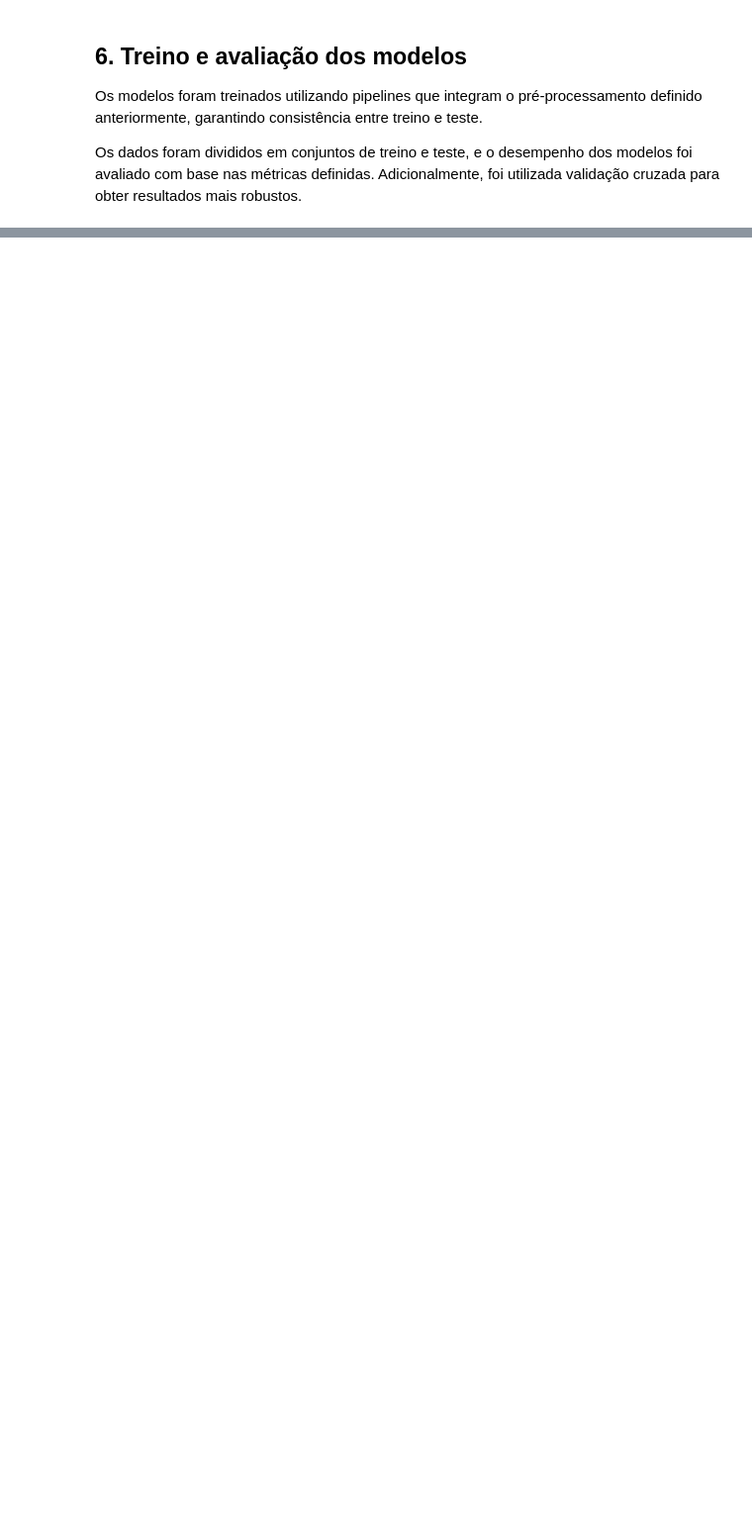
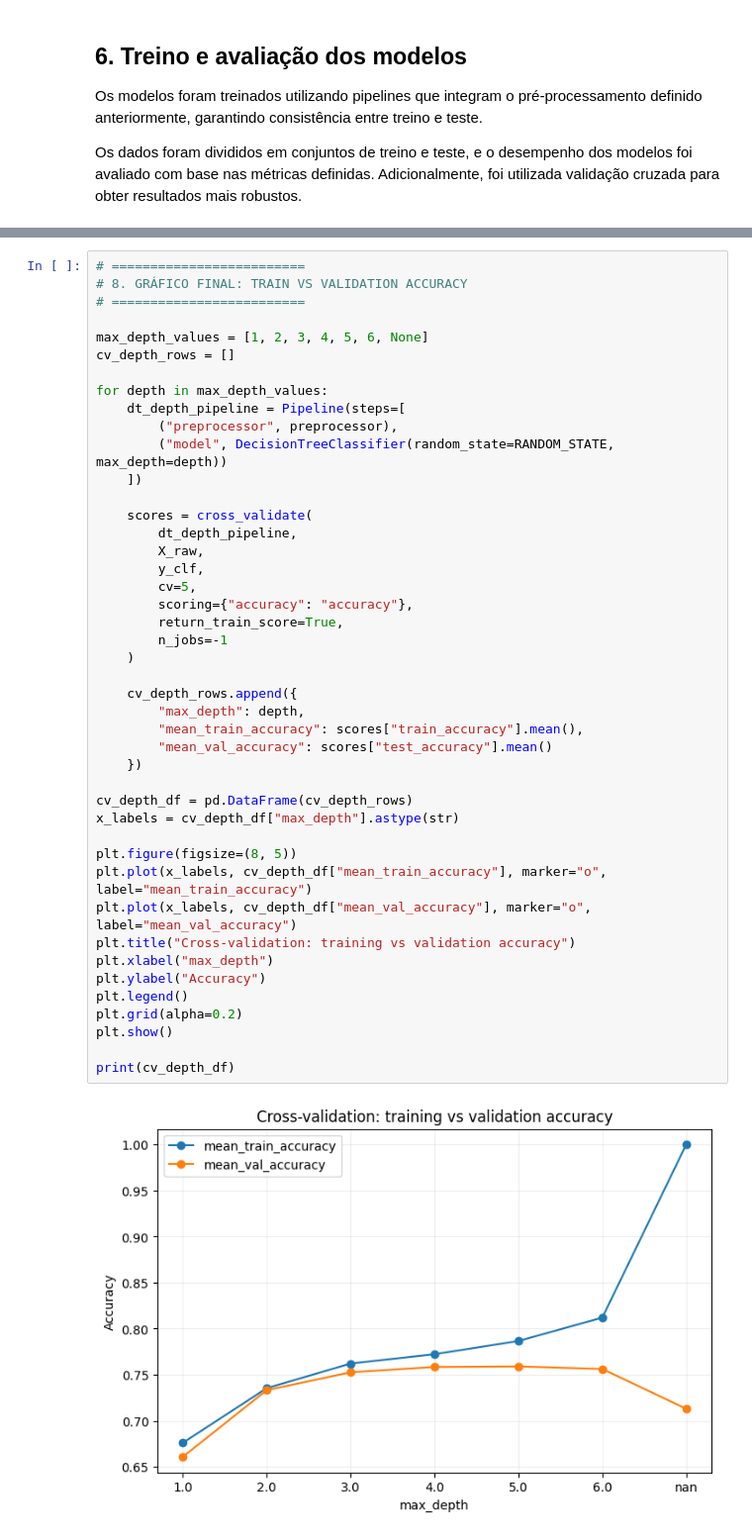
Before and after one commit to gcsoares24/uni-machine-learning-fundamentals, a Jupyter notebook: paraTestes.ipynb, the cells around one changed output, grey strips where cells are left out. Shown at 99% size. Cells and saved outputs as stored; diff of their text form; blank space fills up the shorter version.

```diff
--- a/paraTestes.ipynb
+++ b/paraTestes.ipynb
@@ -326,0 +934,46 @@ Os dados foram divididos em conjuntos de treino e teste, e o desempenho dos mode
+# %%
+# =========================
+# 8. GRÁFICO FINAL: TRAIN VS VALIDATION ACCURACY
+# =========================
+
+max_depth_values = [1, 2, 3, 4, 5, 6, None]
+cv_depth_rows = []
+
+for depth in max_depth_values:
+    dt_depth_pipeline = Pipeline(steps=[
+        ("preprocessor", preprocessor),
+        ("model", DecisionTreeClassifier(random_state=RANDOM_STATE, max_depth=depth))
+    ])
+
+    scores = cross_validate(
+        dt_depth_pipeline,
+        X_raw,
+        y_clf,
+        cv=5,
+        scoring={"accuracy": "accuracy"},
+        return_train_score=True,
+        n_jobs=-1
+    )
+
+    cv_depth_rows.append({
+        "max_depth": depth,
+        "mean_train_accuracy": scores["train_accuracy"].mean(),
+        "mean_val_accuracy": scores["test_accuracy"].mean()
+    })
+
+cv_depth_df = pd.DataFrame(cv_depth_rows)
+x_labels = cv_depth_df["max_depth"].astype(str)
+
+plt.figure(figsize=(8, 5))
+plt.plot(x_labels, cv_depth_df["mean_train_accuracy"], marker="o", label="mean_train_accuracy")
+plt.plot(x_labels, cv_depth_df["mean_val_accuracy"], marker="o", label="mean_val_accuracy")
+plt.title("Cross-validation: training vs validation accuracy")
+plt.xlabel("max_depth")
+plt.ylabel("Accuracy")
+plt.legend()
+plt.grid(alpha=0.2)
+plt.show()
+
+print(cv_depth_df)
+# %% [output]
+[figure, added]
```
Also changed, not shown: parts of 11 cells of this notebook, 4 other files.
